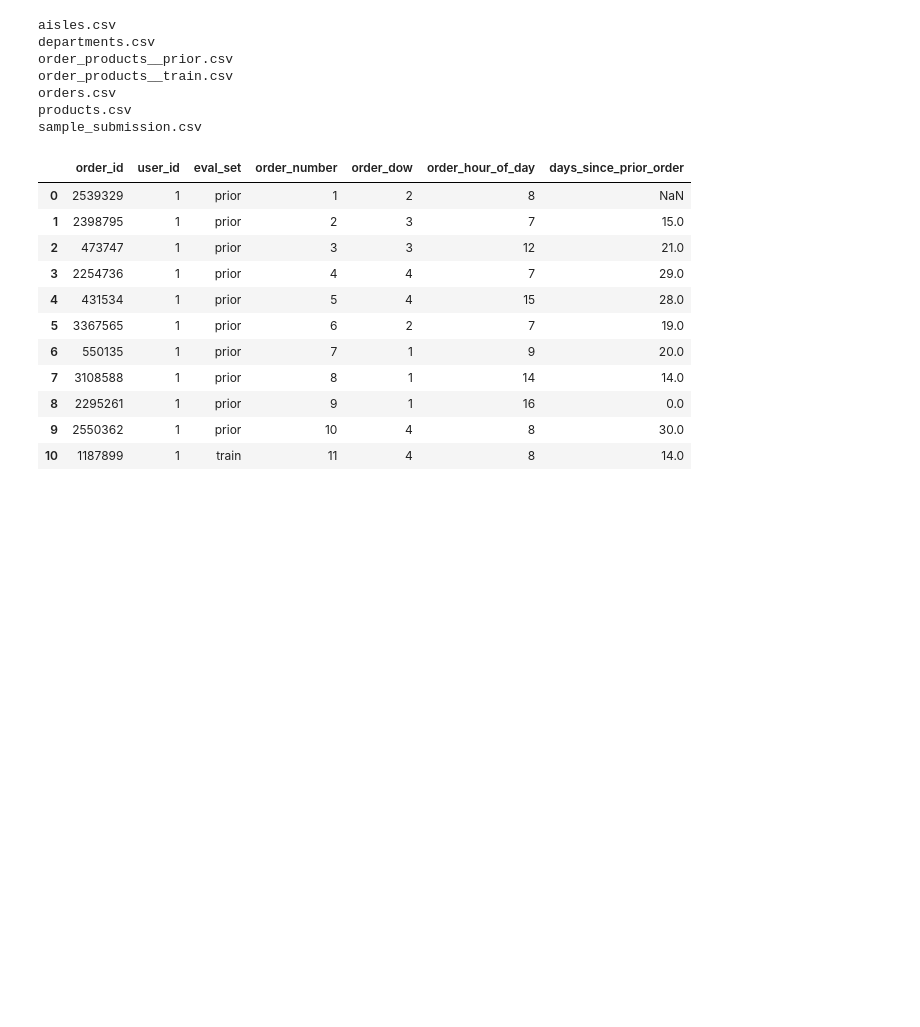
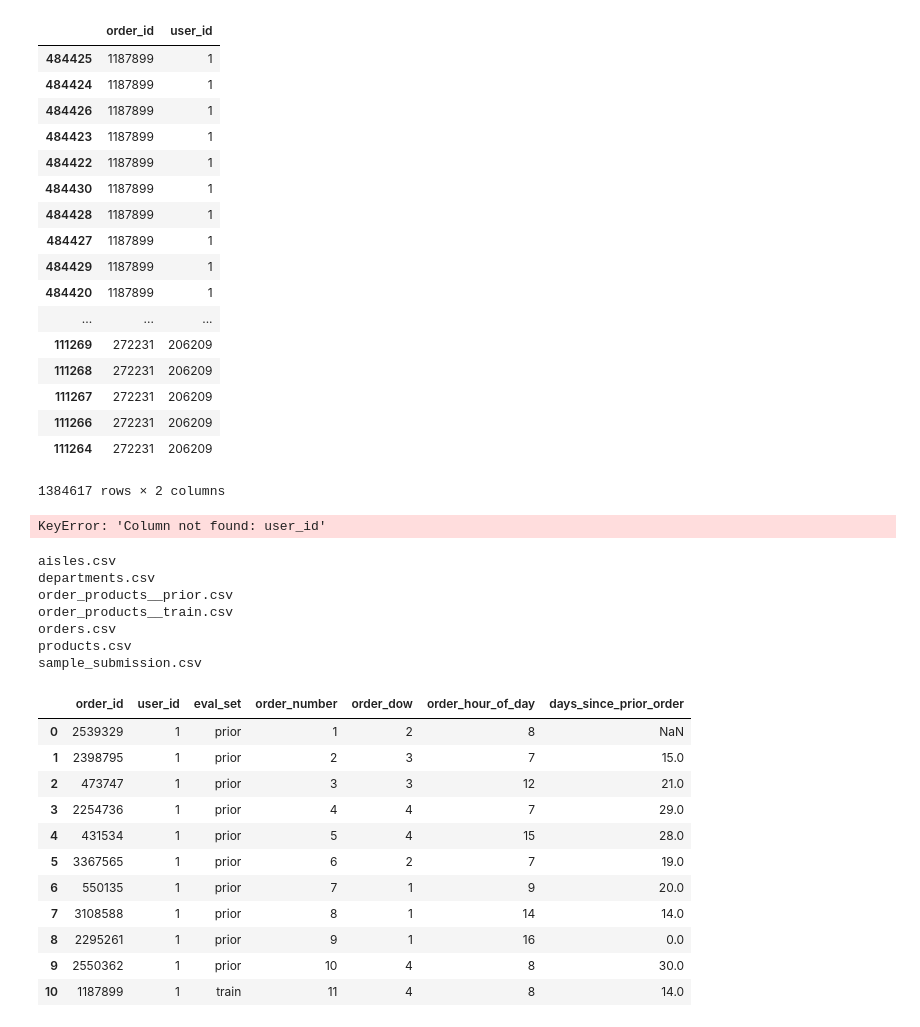
Before and after one commit to tkm2261/kaggle_instacart, a Jupyter notebook: protos/Untitled.ipynb, the cells around one changed output. Drawn from its saved outputs; the diff is of its cells as text; code cells hidden in the pictures; blank space fills up the shorter version.

```diff
--- a/protos/Untitled.ipynb
+++ b/protos/Untitled.ipynb
@@ -13,3 +48,29 @@ pd.options.mode.chained_assignment = None  # default='warn'
+# %%
+df.sort_values('user_id')
+# %% [output]
+|  | order_id | user_id |
+| 484425 | 1187899 | 1 |
+| 484424 | 1187899 | 1 |
+| 484426 | 1187899 | 1 |
+| 484423 | 1187899 | 1 |
+| 484422 | 1187899 | 1 |
+| 484430 | 1187899 | 1 |
+| 484428 | 1187899 | 1 |
+| 484427 | 1187899 | 1 |
+| 484429 | 1187899 | 1 |
+| 484420 | 1187899 | 1 |
+| ... | ... | ... |
+| 111269 | 272231 | 206209 |
+| 111268 | 272231 | 206209 |
+| 111267 | 272231 | 206209 |
+| 111266 | 272231 | 206209 |
+| 111264 | 272231 | 206209 |
+1384617 rows × 2 columns
+# %%
+df = pd.read_csv("df_train.csv", usecols=['user_id', 'order_id'])
+order_products_train_df.groupby('order_id')['user_id'].agg(['count', 'max', 'min'])
+# %% [output]
+KeyError: 'Column not found: user_id'
 # %%
 from subprocess import check_output
 print(check_output(["ls", "../input"]).decode("utf8"))
```
Also changed, not shown: parts of 7 cells of this notebook, 17 other files.
